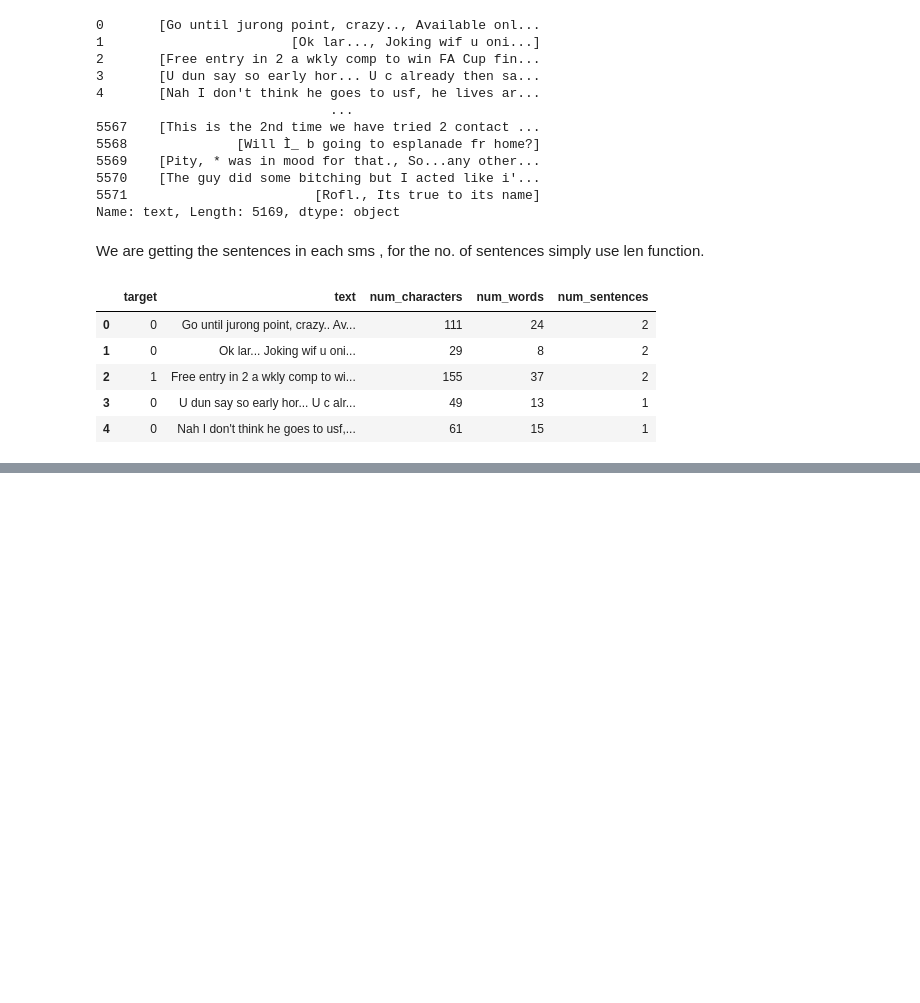
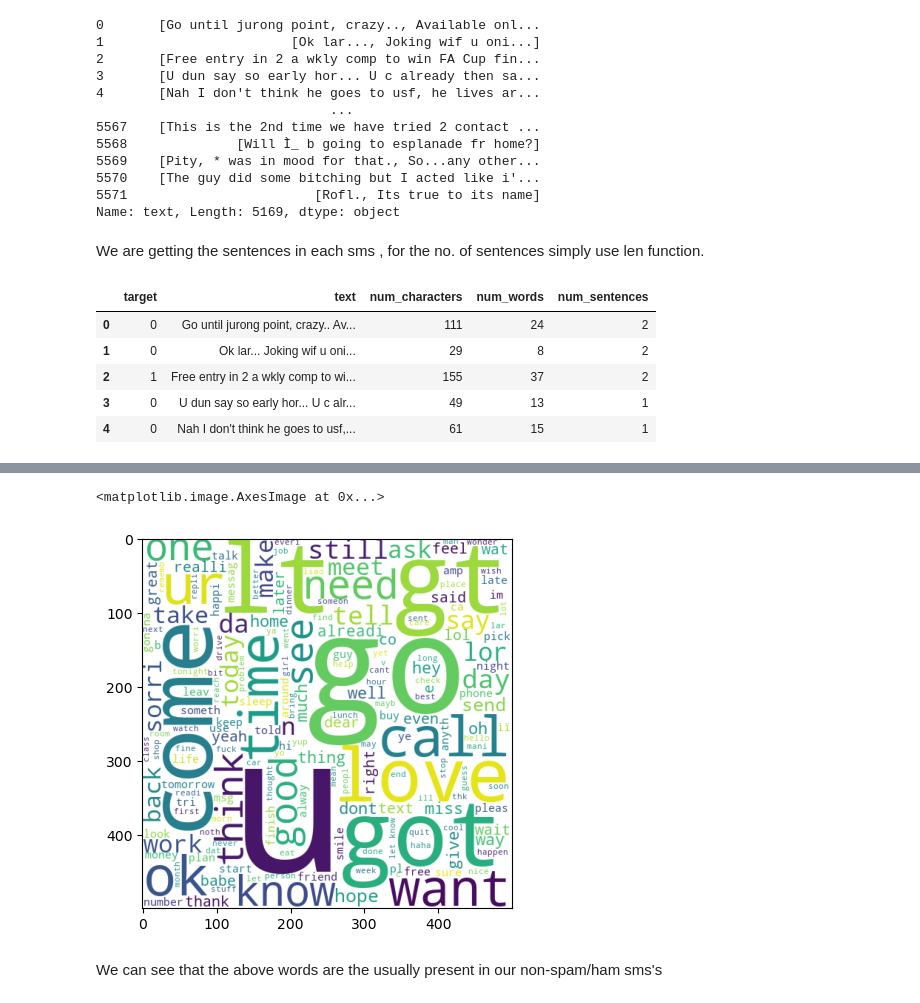
Before and after one commit to abh1sh3k5712/sms-spam-classifier, a Jupyter notebook: sms-spam-detection.ipynb, the cells around one changed output, grey strips where cells are left out. Cells and saved outputs as stored; diff of their text form; code cells hidden in the pictures; blank space fills up the shorter version.

```diff
--- a/sms-spam-detection.ipynb
+++ b/sms-spam-detection.ipynb
@@ -237,0 +426,10 @@ df.head()
+# %%
+# Ham WordCloud
+ham_wc = wc.generate(df[df['target']==0]['transformed_text'].str.cat(sep=" "))
+# %%
+plt.imshow(ham_wc)
+# %% [output]
+<matplotlib.image.AxesImage at 0x...>
+[figure, added]
+# %% [markdown]
+We can see that the above words are the usually present in our non-spam/ham sms's
```
Also changed, not shown: parts of 26 cells of this notebook, 2 other files.
